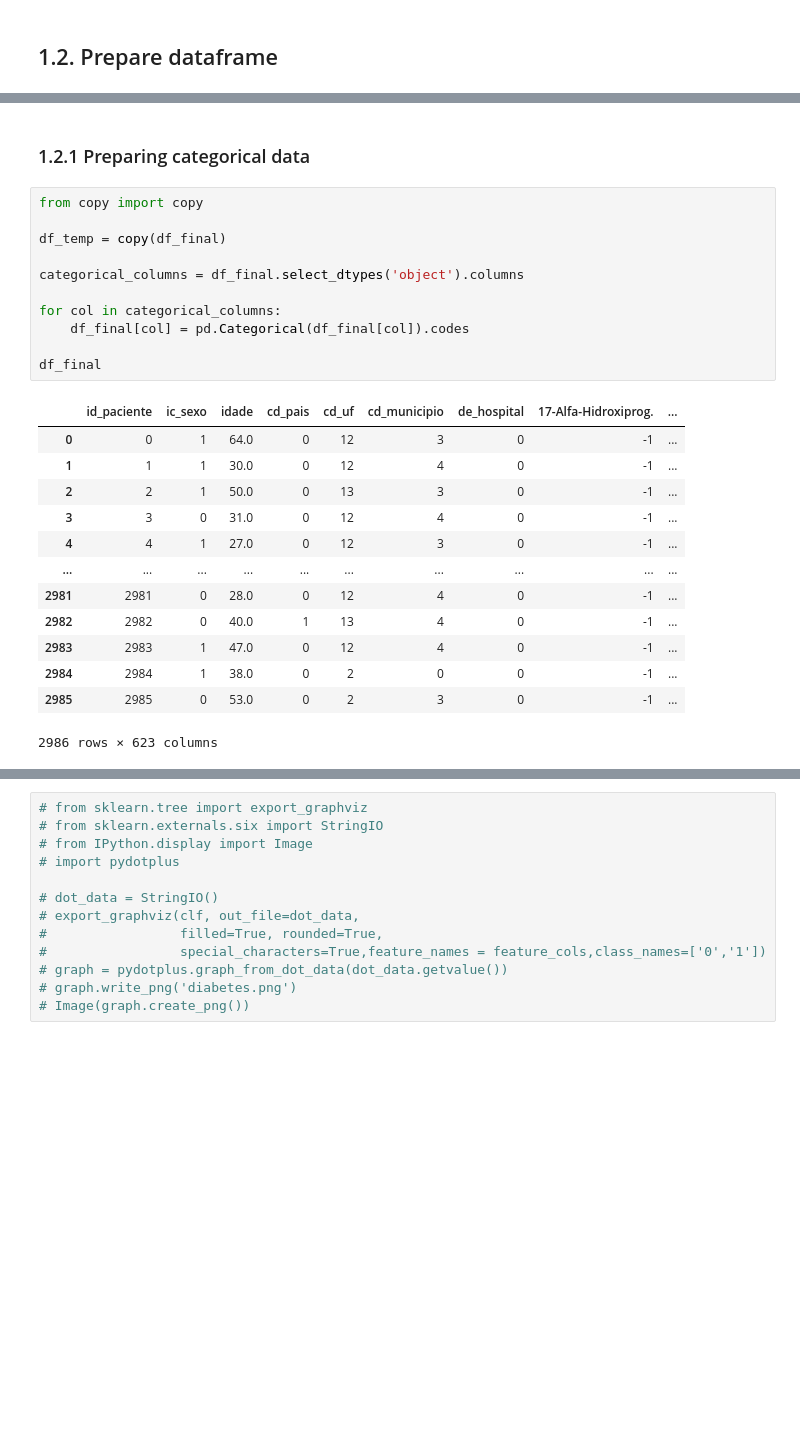
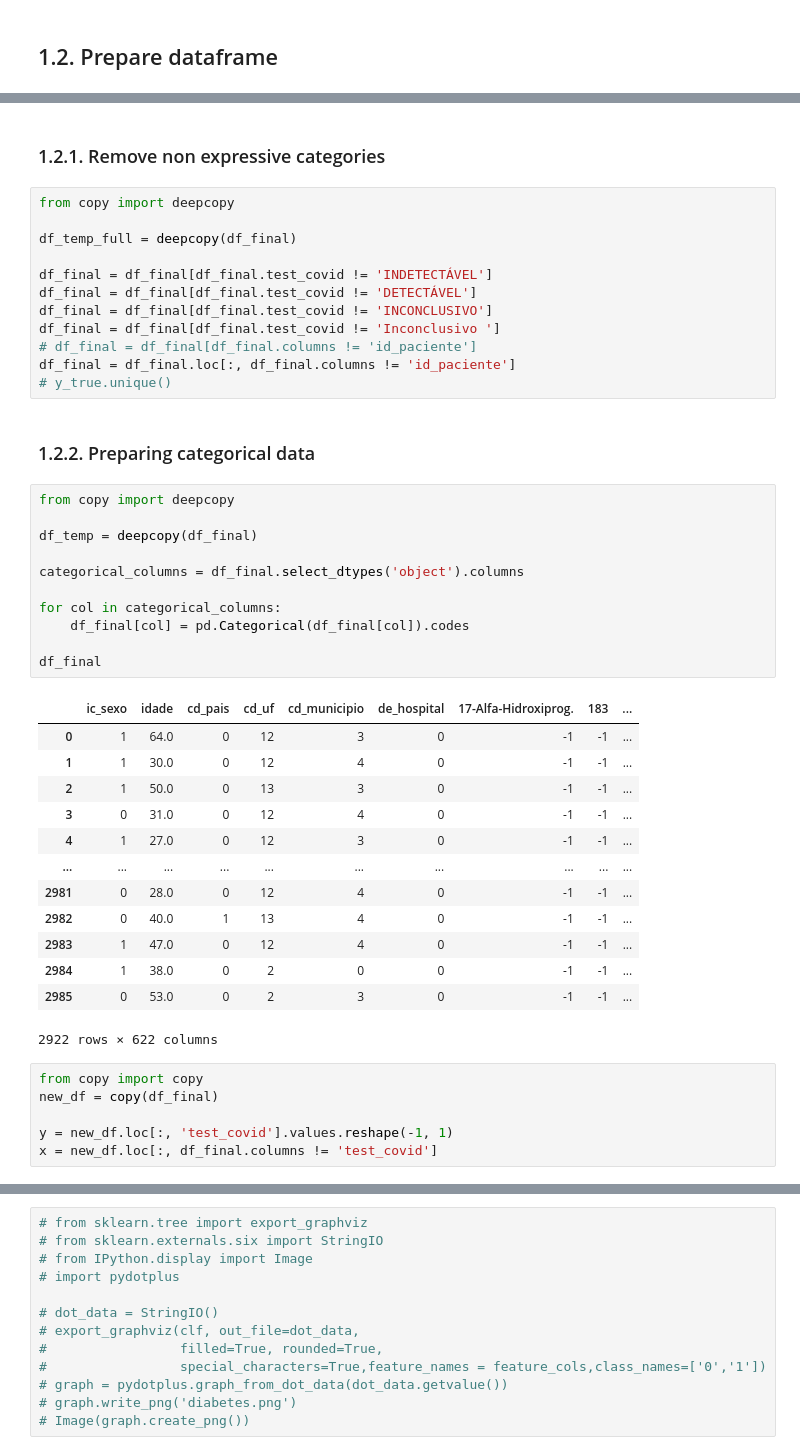
Before and after one commit to CaioFerreiraB/decision_tree_covid, a Jupyter notebook: tree.ipynb, the cells around one changed output, grey strips where cells are left out. Saved outputs shown, nothing was run; the diff lists cells and outputs as text; blank space fills up the shorter version.

```diff
--- a/tree.ipynb
+++ b/tree.ipynb
@@ -68,27 +82,47 @@ df_final.columns = [hdr.replace("'", "") \
+# %% [markdown]
+### 1.2.1. Remove non expressive categories
+# %%
+from copy import deepcopy
+
+df_temp_full = deepcopy(df_final)
+
+df_final = df_final[df_final.test_covid != 'INDETECTÁVEL']
+df_final = df_final[df_final.test_covid != 'DETECTÁVEL']
+df_final = df_final[df_final.test_covid != 'INCONCLUSIVO']
+df_final = df_final[df_final.test_covid != 'Inconclusivo ']
+# df_final = df_final[df_final.columns != 'id_paciente']
+df_final = df_final.loc[:, df_final.columns != 'id_paciente']
+# y_true.unique()
 # %% [markdown]
-### 1.2.1 Preparing categorical data
+### 1.2.2. Preparing categorical data
 # %%
-from copy import copy
+from copy import deepcopy
 
-df_temp = copy(df_final)
+df_temp = deepcopy(df_final)
 
 categorical_columns = df_final.select_dtypes('object').columns
 
 for col in categorical_columns:
     df_final[col] = pd.Categorical(df_final[col]).codes
 
 df_final
 # %% [output]
-|  | id_paciente | ic_sexo | idade | cd_pais | cd_uf | cd_municipio | de_hospital | 17-Alfa-Hidroxiprog. | ... |
-| 0 | 0 | 1 | 64.0 | 0 | 12 | 3 | 0 | -1 | ... |
-| 1 | 1 | 1 | 30.0 | 0 | 12 | 4 | 0 | -1 | ... |
-| 2 | 2 | 1 | 50.0 | 0 | 13 | 3 | 0 | -1 | ... |
-| 3 | 3 | 0 | 31.0 | 0 | 12 | 4 | 0 | -1 | ... |
-| 4 | 4 | 1 | 27.0 | 0 | 12 | 3 | 0 | -1 | ... |
+|  | ic_sexo | idade | cd_pais | cd_uf | cd_municipio | de_hospital | 17-Alfa-Hidroxiprog. | 183 | ... |
+| 0 | 1 | 64.0 | 0 | 12 | 3 | 0 | -1 | -1 | ... |
+| 1 | 1 | 30.0 | 0 | 12 | 4 | 0 | -1 | -1 | ... |
+| 2 | 1 | 50.0 | 0 | 13 | 3 | 0 | -1 | -1 | ... |
+| 3 | 0 | 31.0 | 0 | 12 | 4 | 0 | -1 | -1 | ... |
+| 4 | 1 | 27.0 | 0 | 12 | 3 | 0 | -1 | -1 | ... |
 | ... | ... | ... | ... | ... | ... | ... | ... | ... | ... |
-| 2981 | 2981 | 0 | 28.0 | 0 | 12 | 4 | 0 | -1 | ... |
-| 2982 | 2982 | 0 | 40.0 | 1 | 13 | 4 | 0 | -1 | ... |
-| 2983 | 2983 | 1 | 47.0 | 0 | 12 | 4 | 0 | -1 | ... |
-| 2984 | 2984 | 1 | 38.0 | 0 | 2 | 0 | 0 | -1 | ... |
-| 2985 | 2985 | 0 | 53.0 | 0 | 2 | 3 | 0 | -1 | ... |
+| 2981 | 0 | 28.0 | 0 | 12 | 4 | 0 | -1 | -1 | ... |
+| 2982 | 0 | 40.0 | 1 | 13 | 4 | 0 | -1 | -1 | ... |
+| 2983 | 1 | 47.0 | 0 | 12 | 4 | 0 | -1 | -1 | ... |
+| 2984 | 1 | 38.0 | 0 | 2 | 0 | 0 | -1 | -1 | ... |
+| 2985 | 0 | 53.0 | 0 | 2 | 3 | 0 | -1 | -1 | ... |
-2986 rows × 623 columns
+2922 rows × 622 columns
+# %%
+from copy import copy
+new_df = copy(df_final)
+
+y = new_df.loc[:, 'test_covid'].values.reshape(-1, 1)
+x = new_df.loc[:, df_final.columns != 'test_covid']
```
Also changed, not shown: parts of 23 cells of this notebook.
